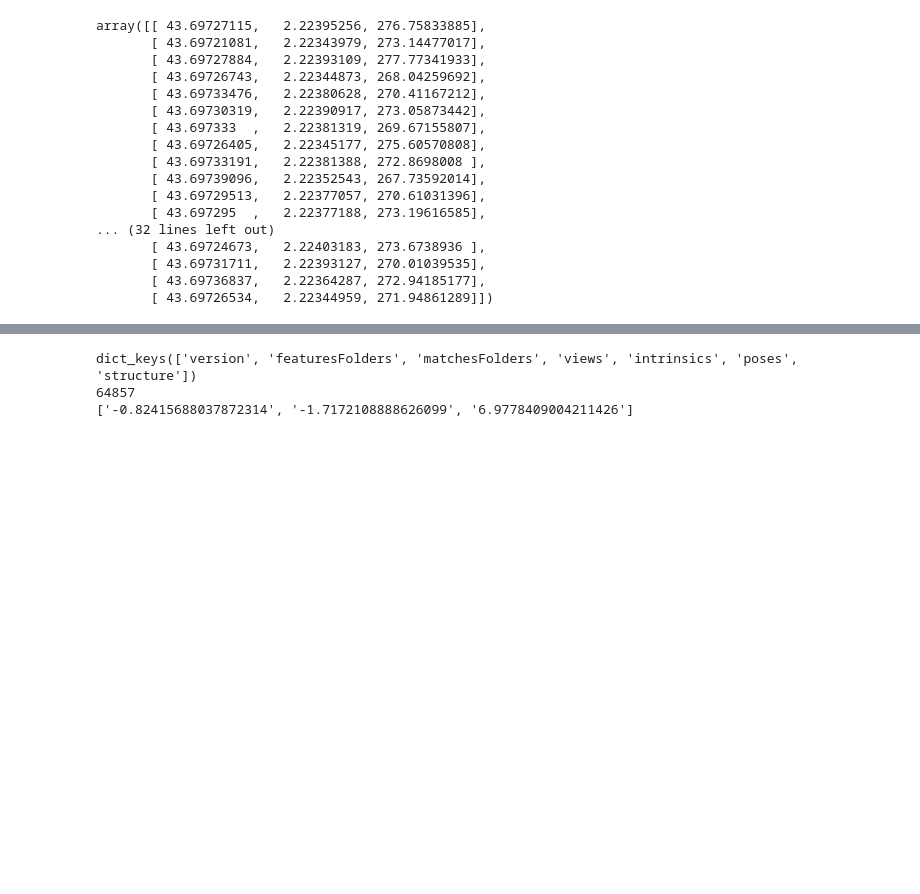
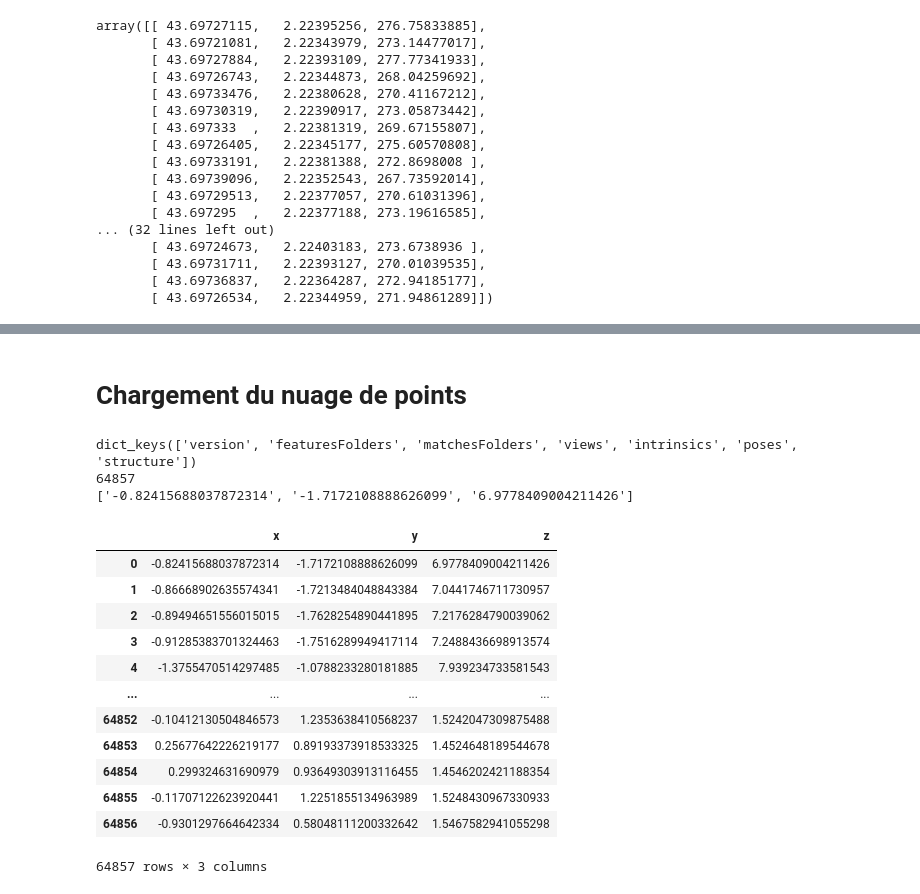
Before and after one commit to onbernard/BdEtude, a Jupyter notebook: V2/explore_mesh_V2.ipynb, the cells around one changed output, grey strips where cells are left out. Saved outputs shown, nothing was run; the diff lists cells and outputs as text; code cells hidden in the pictures; blank space fills up the shorter version.

```diff
--- a/V2/explore_mesh_V2.ipynb
+++ b/V2/explore_mesh_V2.ipynb
@@ -117,10 +107,2 @@ with open('sfm.sfm') as f:
-# %%
-print(sfm.keys())
-# for s in sfm['structure'] :
-#    print(s['X'])
-print(len(sfm['structure']))
-print(sfm['structure'][0]['X'])
-# %% [output]
-dict_keys(['version', 'featuresFolders', 'matchesFolders', 'views', 'intrinsics', 'poses', 'structure'])
-64857
-['-0.82415688037872314', '-1.7172108888626099', '6.9778409004211426']
+# %% [markdown]
+# Chargement du nuage de points
@@ -126,0 +117,10 @@ dict_keys(['version', 'featuresFolders', 'matchesFolders', 'views', 'intrinsics'
+# %%
+print(sfm.keys())
+# for s in sfm['structure'] :
+#    print(s['X'])
+print(len(sfm['structure']))
+print(sfm['structure'][0]['X'])
+# %% [output]
+dict_keys(['version', 'featuresFolders', 'matchesFolders', 'views', 'intrinsics', 'poses', 'structure'])
+64857
+['-0.82415688037872314', '-1.7172108888626099', '6.9778409004211426']
@@ -126,0 +135,17 @@ dict_keys(['version', 'featuresFolders', 'matchesFolders', 'views', 'intrinsics'
+# %%
+pcloud = pd.DataFrame(d)
+pcloud
+# %% [output]
+|  | x | y | z |
+| 0 | -0.82415688037872314 | -1.7172108888626099 | 6.9778409004211426 |
+| 1 | -0.86668902635574341 | -1.7213484048843384 | 7.0441746711730957 |
+| 2 | -0.89494651556015015 | -1.7628254890441895 | 7.2176284790039062 |
+| 3 | -0.91285383701324463 | -1.7516289949417114 | 7.2488436698913574 |
+| 4 | -1.3755470514297485 | -1.0788233280181885 | 7.939234733581543 |
+| ... | ... | ... | ... |
+| 64852 | -0.10412130504846573 | 1.2353638410568237 | 1.5242047309875488 |
+| 64853 | 0.25677642226219177 | 0.89193373918533325 | 1.4524648189544678 |
+| 64854 | 0.299324631690979 | 0.93649303913116455 | 1.4546202421188354 |
+| 64855 | -0.11707122623920441 | 1.2251855134963989 | 1.5248430967330933 |
+| 64856 | -0.9301297664642334 | 0.58048111200332642 | 1.5467582941055298 |
+64857 rows × 3 columns
```
Also changed, not shown: parts of 11 cells of this notebook.
